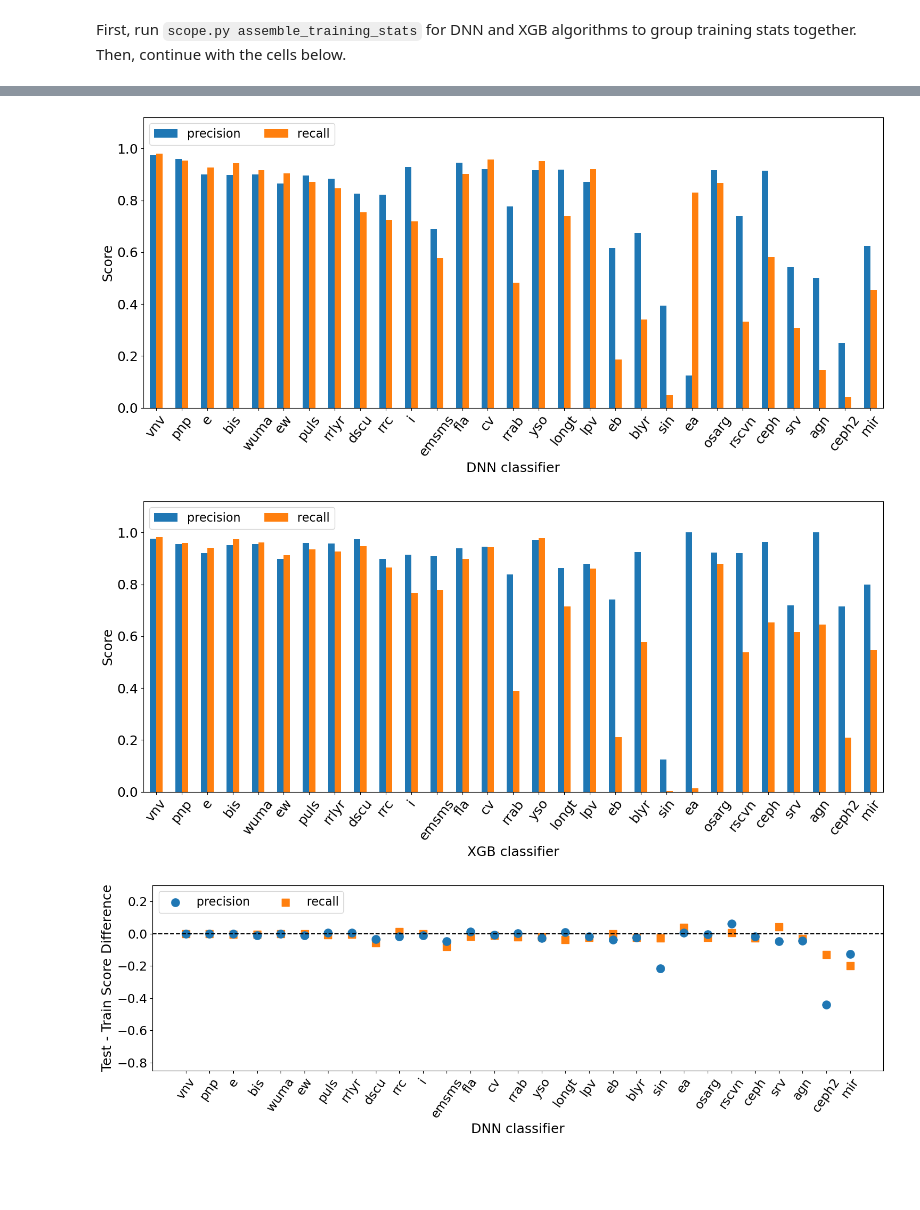
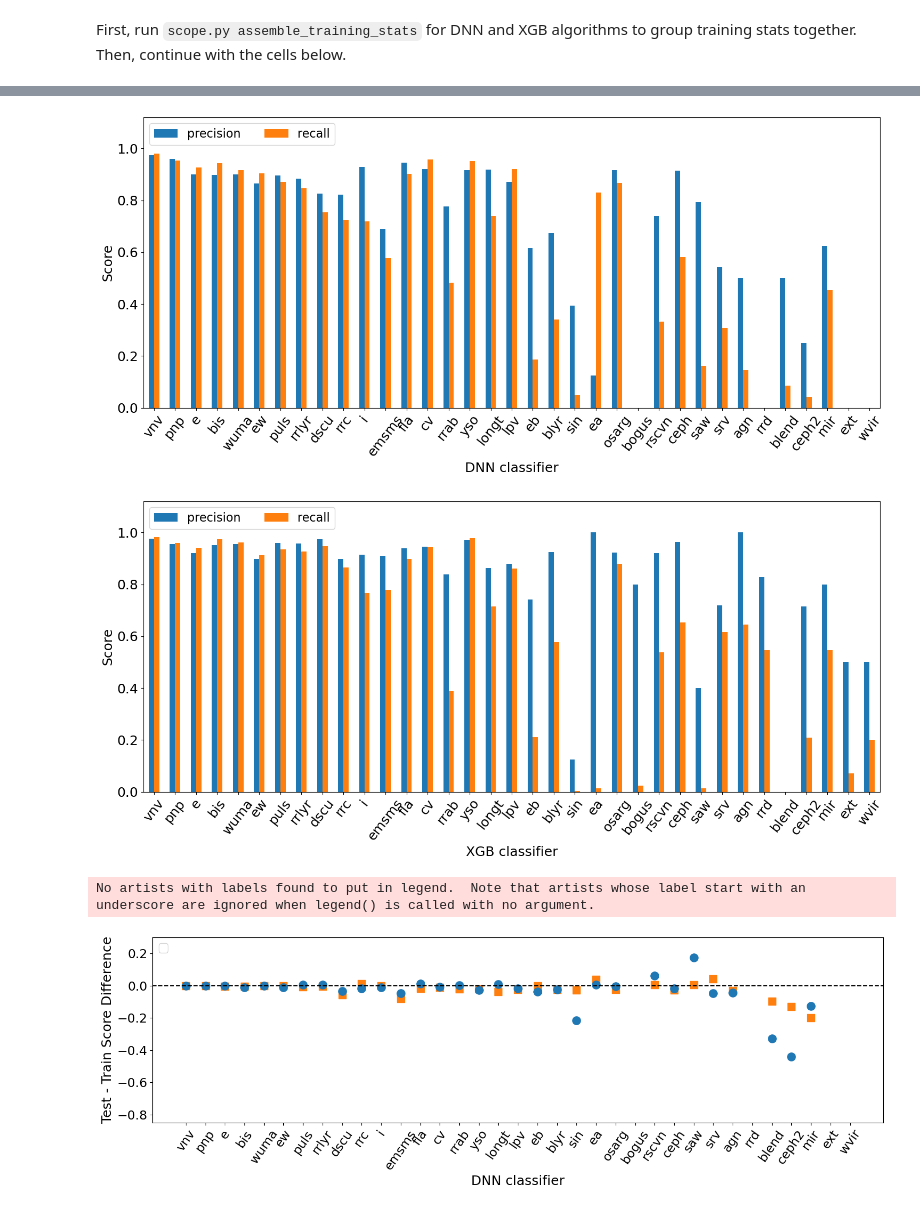
Before and after one commit to ZwickyTransientFacility/scope-ml, a Jupyter notebook: tools/SCoPe_data_analysis_plots.ipynb, the cells around one changed output, grey strips where cells are left out. Saved outputs shown, nothing was run; the diff lists cells and outputs as text; code cells hidden in the pictures; blank space fills up the shorter version.

Commit message:
Revise/add plots, ensure all classifiers included

```diff
--- a/tools/SCoPe_data_analysis_plots.ipynb
+++ b/tools/SCoPe_data_analysis_plots.ipynb
@@ -200,0 +248,30 @@ First, run `scope.py assemble_training_stats` for DNN and XGB algorithms to grou
+# %%
+# If DNN and XGB fail to identify any true positives, drop from stats
+drop_list = []
+for cls in stats_dnn.index:
+    dnn_rec = stats_dnn.loc[cls, 'recall']
+    if dnn_rec == 0:
+        try:
+            xgb_rec = stats_xgb.loc[cls, 'recall']
+            if xgb_rec == 0:
+                drop_list.append(cls)
+        except KeyError:
+            continue
+# %%
+target_scores = ['precision', 'recall']
+
+#dataframe of dnn training precision and recall, sorted by num pos examples in training set
+dnn_prec_rec_train = stats_dnn_train[target_scores]
+dnn_prec_rec_train = dnn_prec_rec_train.drop(drop_list)
+
+#dataframe of dnn test precision and recall, sorted by num pos examples in training set
+dnn_prec_rec = stats_dnn[target_scores]
+dnn_prec_rec = dnn_prec_rec.drop(drop_list)
+
+#dataframe of xgb training precision and recall, sorted by num pos examples in training set
+xgb_prec_rec_train = stats_xgb_train[target_scores]
+xgb_prec_rec_train = xgb_prec_rec_train.drop(drop_list)
+
+#dataframe of xgb test precision and recall, sorted by num pos examples in training set
+xgb_prec_rec = stats_xgb[target_scores]
+xgb_prec_rec = xgb_prec_rec.drop(drop_list)
@@ -200,0 +299,11 @@ First, run `scope.py assemble_training_stats` for DNN and XGB algorithms to grou
+# %%
+# Outer-joined test set precision/recall scores
+resultsTable = dnn_prec_rec.join(xgb_prec_rec, how='outer', lsuffix='_dnn', rsuffix='_xgb')
+resultsTable = resultsTable.reset_index().rename({'index': 'classification'}, axis=1)
+resultsTable = pd.merge(counts_train_table, resultsTable, on='classification')
+resultsTable.sort_values('count', ascending=False, inplace=True)
+resultsTable.set_index('classification', inplace=True)
+
+classifications_subset = resultsTable.index
+
+resultsTable
@@ -383,7 +471,7 @@ plt.tight_layout()
 #dnn precision and recall plot
 dnnPrecRecFig = plt.figure(figsize=(15,7))
 ax = dnnPrecRecFig.add_subplot()
-mrg_prec_rec[['precision_dnn', 'recall_dnn']].rename({'precision_dnn':'precision', 'recall_dnn':'recall'}, axis=1).plot.bar(figsize = (15,7), ax=ax)
+resultsTable[['precision_dnn', 'recall_dnn']].rename({'precision_dnn':'precision', 'recall_dnn':'recall'}, axis=1).plot.bar(figsize = (15,7), ax=ax)
 
 plt.xticks(rotation = 52, fontsize = 18)
 plt.legend(ncol=2, loc=2, fontsize = 16)
@@ -393,41 +481,46 @@ plt.ylabel('Score', fontsize=18)
 plt.ylim(0,1.12)
 plt.tight_layout()
 # %% [output]
-[figure, old version]
+[figure, new version]
 # %%
 #xgb precision and recall plot
 xgbPrecRecFig = plt.figure(figsize=(15,7))
 ax = xgbPrecRecFig.add_subplot()
-mrg_prec_rec[['precision_xgb', 'recall_xgb']].rename({'precision_xgb':'precision', 'recall_xgb':'recall'}, axis=1).plot.bar(figsize = (15,7), ax=ax)
+resultsTable[['precision_xgb', 'recall_xgb']].rename({'precision_xgb':'precision', 'recall_xgb':'recall'}, axis=1).plot.bar(figsize = (15,7), ax=ax)
 
 plt.xticks(rotation = 52, fontsize = 18)
 plt.legend(ncol=2, loc=2, fontsize = 16)
 plt.yticks(fontsize = 18)
 plt.xlabel('XGB classifier',fontsize=18)
 plt.ylabel('Score', fontsize=18)
 plt.ylim(0,1.12)
 plt.tight_layout()
 # %% [output]
-[figure, old version]
+[figure, new version]
 # %%
 # Plot difference between DNN test and training precision/recall scores
 dnnDiffFig = plt.figure(figsize=(15,5))
 
-for cls in mrg_prec_rec.index:
-    train_precision = mrg_prec_rec_train.loc[cls, 'precision_dnn']
-    train_recall = mrg_prec_rec_train.loc[cls, 'recall_dnn']
-    test_precision = mrg_prec_rec.loc[cls, 'precision_dnn']
-    test_recall = mrg_prec_rec.loc[cls, 'recall_dnn']
+for cls in resultsTable.index:
+    train_precision = resultsTable_train.loc[cls, 'precision_dnn']
+    train_recall = resultsTable_train.loc[cls, 'recall_dnn']
+    test_precision = resultsTable.loc[cls, 'precision_dnn']
+    test_recall = resultsTable.loc[cls, 'recall_dnn']
 
-    if cls == mrg_prec_rec.index[-1]:
+    if cls == resultsTable.index[-1]:
         break
 
-    else:
+    elif not (np.isnan(train_precision) | (np.isnan(train_recall)) | (np.isnan(test_precision)) | (np.isnan(test_recall))):
         plt.scatter(cls, test_precision - train_precision, color=colors[0], s=120, zorder=1)
         plt.scatter(cls, test_recall - train_recall, color=colors[1], s=100, marker='s', zorder=0)
+    else:
+        plt.scatter(cls, 999)
 
-plt.scatter(cls, test_precision - train_precision, color=colors[0], label='precision', s=120, zorder=1)
-plt.scatter(cls, test_recall - train_recall, color=colors[1], label='recall', s=100, marker='s', zorder=0)
+if not (np.isnan(train_precision) | (np.isnan(train_recall)) | (np.isnan(test_precision)) | (np.isnan(test_recall))):
+    plt.scatter(cls, test_precision - train_precision, color=colors[0], label='precision', s=120, zorder=1)
+    plt.scatter(cls, test_recall - train_recall, color=colors[1], label='recall', s=100, marker='s', zorder=0)
+else:
+    plt.scatter(cls, 999)
 
 plt.xticks(rotation = 55, fontsize = 17)
 plt.legend(ncol=2, loc=2, fontsize = 16)
@@ -438,7 +531,8 @@ plt.axhline(0, color='black', linestyle='--')
 plt.ylim(-0.85, 0.3)
 plt.tight_layout()
 # %% [output]
+No artists with labels found to put in legend.  Note that artists whose label start with an underscore are ignored when legend() is called with no argument.
-[figure, old version]
+[figure, new version]
 # %%
 # Plot difference between XGB test and training precision/recall scores
 xgbDiffFig = plt.figure(figsize=(15,5))
```
Also changed, not shown: parts of 45 cells of this notebook.
